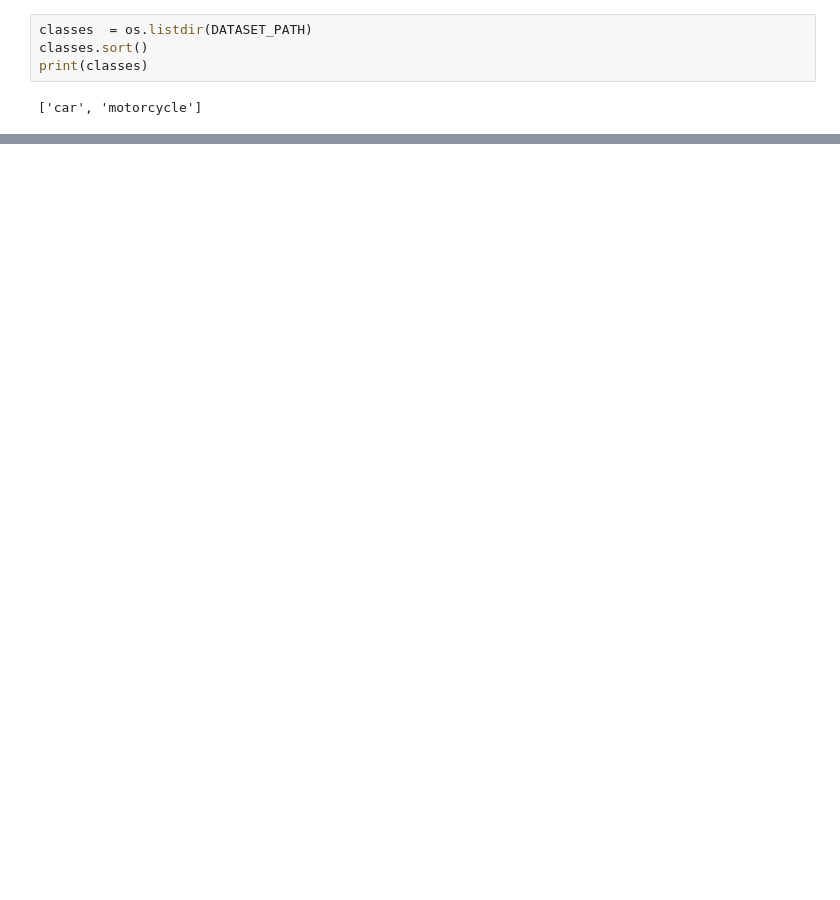
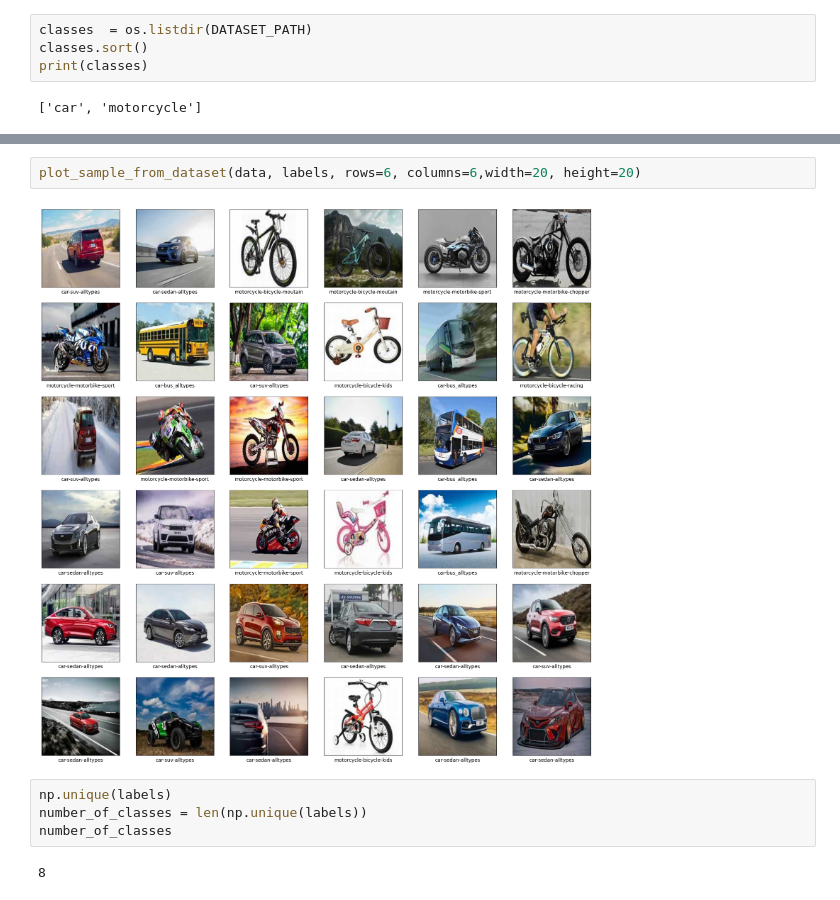
Before and after one commit to f-ssemwanga/vehicle-classification, a Jupyter notebook: deep-learning-project-Structure/02-prepare-dataset/01_create_car_h5_dataset_by_individual_brand.ipynb, the cells around one changed output, grey strips where cells are left out. Saved outputs shown, nothing was run; the diff lists cells and outputs as text; blank space fills up the shorter version.

Commit message:
completed loading data and data visualisation

```diff
--- a/deep-learning-project-Structure/02-prepare-dataset/01_create_car_h5_dataset_by_individual_brand.ipynb
+++ b/deep-learning-project-Structure/02-prepare-dataset/01_create_car_h5_dataset_by_individual_brand.ipynb
@@ -100,0 +137,10 @@ Dataset shuffled.
+# %%
+plot_sample_from_dataset(data, labels, rows=6, columns=6,width=20, height=20)
+# %% [output]
+[figure, added]
+# %%
+np.unique(labels)
+number_of_classes = len(np.unique(labels))
+number_of_classes
+# %% [output]
+8
```
Also changed, not shown: parts of 4 cells of this notebook, 1 other file.
